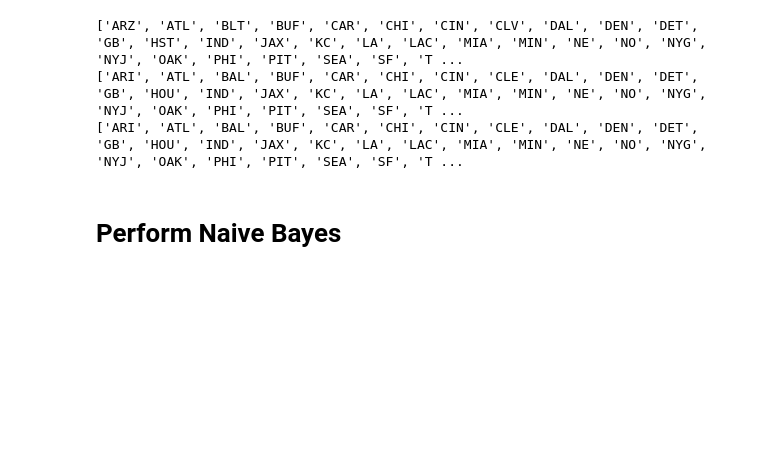
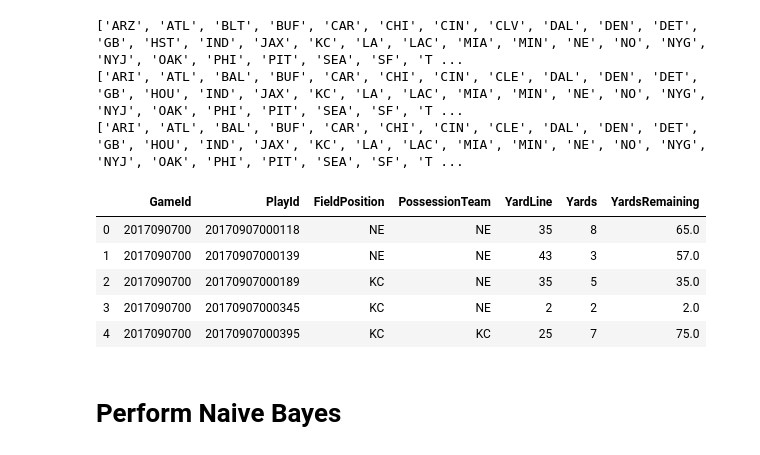
Before and after one commit to traviemcg/cs229nflbigdata, a Jupyter notebook: naive_bayes.ipynb, the cells around one changed output. Saved outputs shown, nothing was run; the diff lists cells and outputs as text; code cells hidden in the pictures; blank space fills up the shorter version.

```diff
--- a/naive_bayes.ipynb
+++ b/naive_bayes.ipynb
@@ -148,3 +139,14 @@ yards_remaining = yard_lines[field_positions==possession_teams].append(yard_line
+# %%
+df['YardsRemaining'] = 100 - df.YardLine[df.FieldPosition == df.PossessionTeam]
+df.YardsRemaining.fillna(df.YardLine, inplace=True)
+df.head()[['GameId', 'PlayId', 'FieldPosition', 'PossessionTeam', 'YardLine', 'Yards', 'YardsRemaining']]
+# %% [output]
+|  | GameId | PlayId | FieldPosition | PossessionTeam | YardLine | Yards | YardsRemaining |
+| 0 | 2017090700 | 20170907000118 | NE | NE | 35 | 8 | 65.0 |
+| 1 | 2017090700 | 20170907000139 | NE | NE | 43 | 3 | 57.0 |
+| 2 | 2017090700 | 20170907000189 | KC | NE | 35 | 5 | 35.0 |
+| 3 | 2017090700 | 20170907000345 | KC | NE | 2 | 2 | 2.0 |
+| 4 | 2017090700 | 20170907000395 | KC | KC | 25 | 7 | 75.0 |
 # %% [markdown]
 # Perform Naive Bayes
 # %% [markdown]
```
Also changed, not shown: parts of 3 cells of this notebook.
